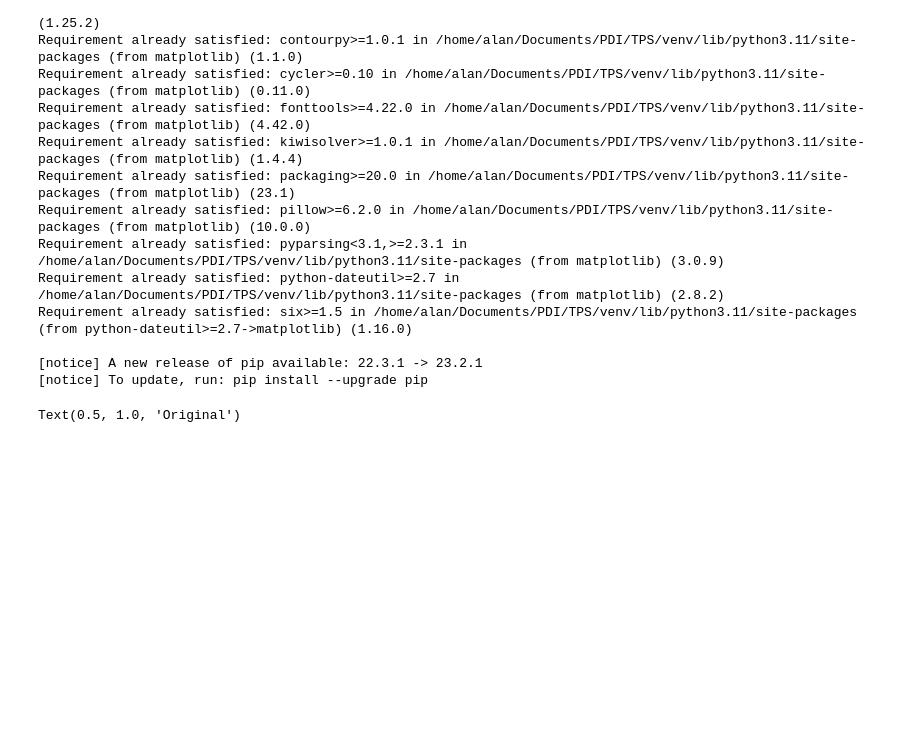
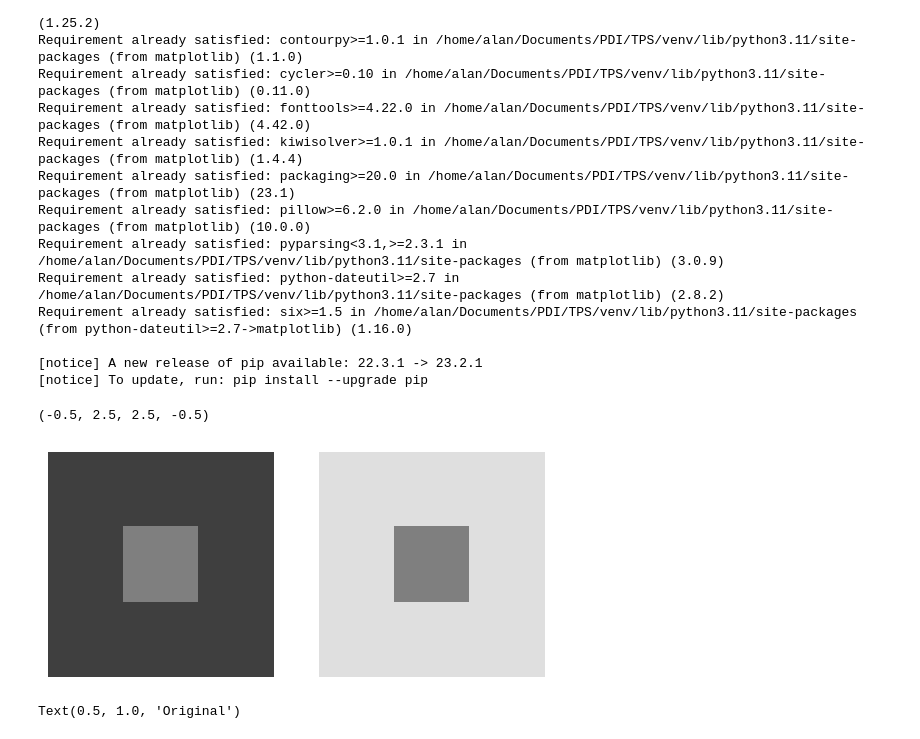
Before and after one commit to bautistasch/Procesamiento-de-Imagenes, a Jupyter notebook: TP1/notebook.ipynb, the cells around one changed output. Cells and saved outputs as stored; diff of their text form; code cells hidden in the pictures; blank space fills up the shorter version.

```diff
--- a/TP1/notebook.ipynb
+++ b/TP1/notebook.ipynb
@@ -26,6 +26,23 @@ Requirement already satisfied: six>=1.5 in /home/alan/Documents/PDI/TPS/venv/lib
 import cv2
 import matplotlib.pyplot as plt
 import numpy as np
+# %%
+def generate(background: int, foreground: int):
+    gen = np.full((3, 3, 3), (background,)*3, dtype=np.uint8)
+    gen[1, 1, :] = (foreground,) * 3
+    return gen
+# %%
+dark = generate(63, 127)
+light = generate(223, 127)
+fig, (ax1, ax2) = plt.subplots(1, 2)
+ax1.imshow(dark)
+ax2.imshow(light)
+
+ax1.axis('off')
+ax2.axis('off')
+# %% [output]
+(-0.5, 2.5, 2.5, -0.5)
+[figure, added]
 # %%
 mono_img = cv2.imread("mono.bmp")
 
```
